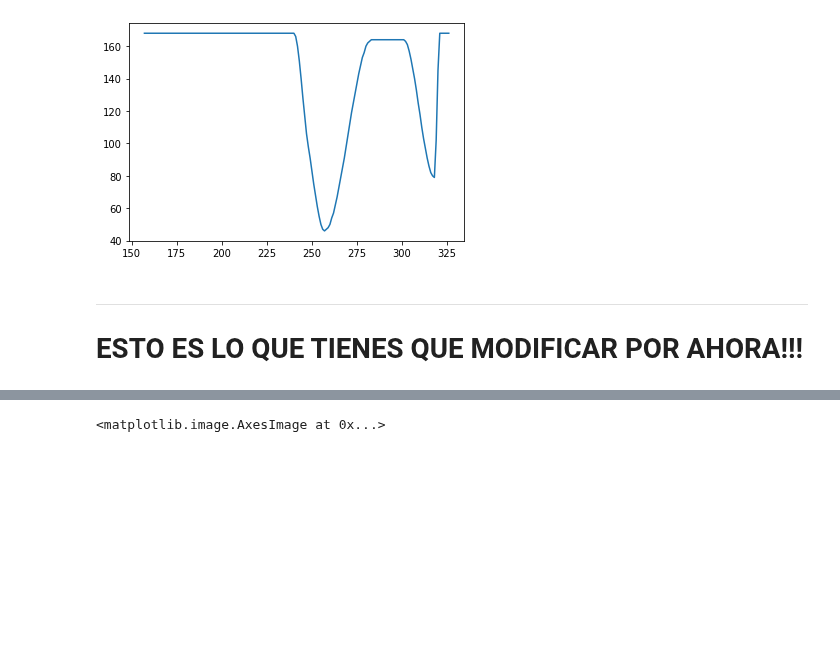
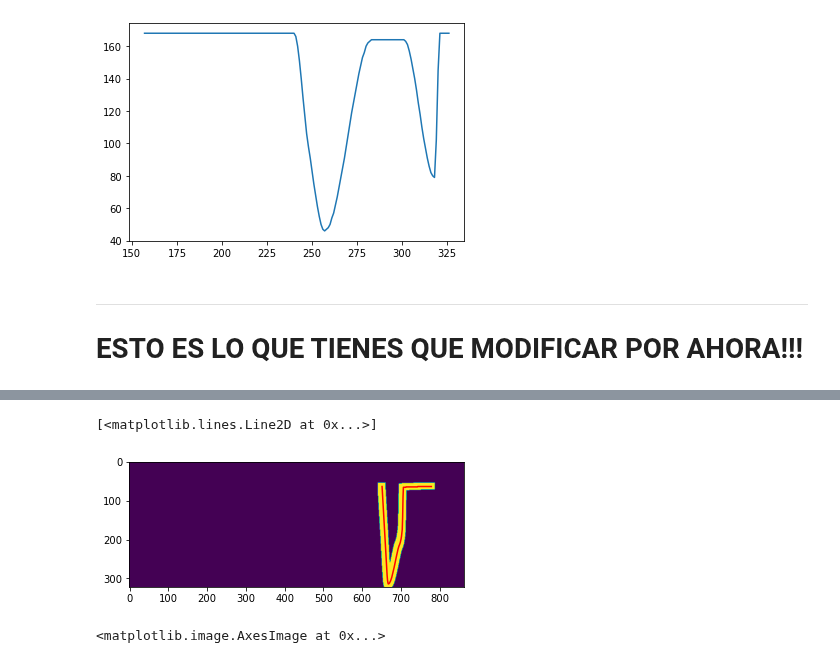
Before and after one commit to iago2900/DopplerSegmentation_iago, a Jupyter notebook: Tester.ipynb, the cells around one changed output, grey strips where cells are left out. Drawn from its saved outputs; the diff is of its cells as text; code cells hidden in the pictures; blank space fills up the shorter version.

```diff
--- a/Tester.ipynb
+++ b/Tester.ipynb
@@ -252,3 +263,11 @@ Loading data...
+# %%
+#2301
+
+plt.imshow(mask)
+plt.plot(envelope_x,envelope_y,'r')
+# %% [output]
+[<matplotlib.lines.Line2D at 0x...>]
+[figure, added]
 # %%
 plt.figure(1)
 plt.imshow(inputs["x"][keys_test[0]])
```
Also changed, not shown: parts of 2 cells of this notebook, 2 other files.
